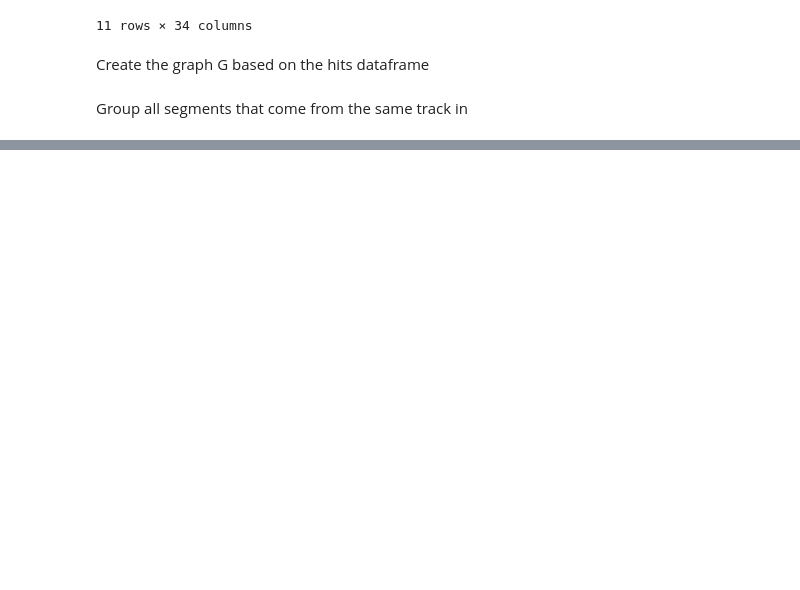
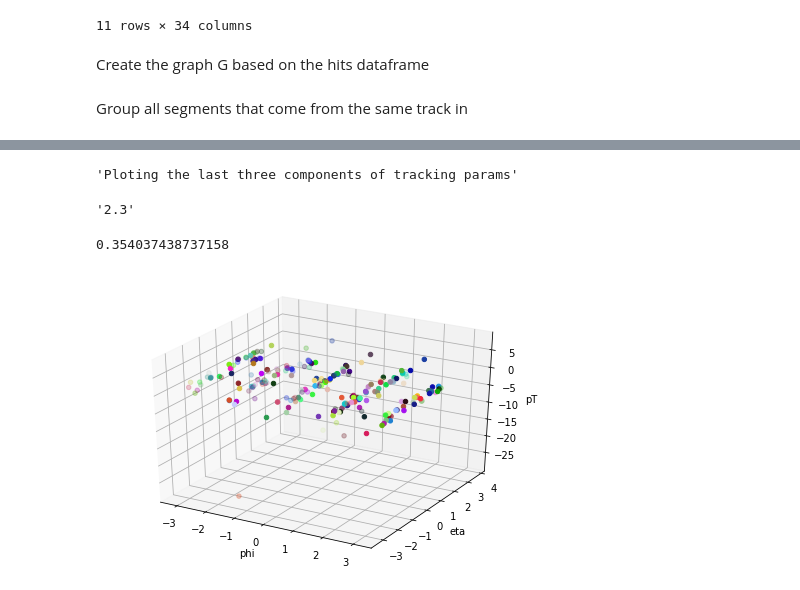
Before and after one commit to cliulinnaeus/heptrkx-gnn-tracking, a Jupyter notebook: code/plot_tracks.ipynb, the cells around one changed output, grey strips where cells are left out. Cells and saved outputs as stored; diff of their text form; code cells hidden in the pictures; blank space fills up the shorter version.

```diff
--- a/code/plot_tracks.ipynb
+++ b/code/plot_tracks.ipynb
@@ -307,6 +317,8 @@ def fit_tracks_in_graph(segment):
     if len(np.array(x)) > 2:
         p = utils_mldata.get_track_parameters(np.array(x), np.array(y), np.array(z))
         return p
+    else:
+        return None
 # %%
 """ PART 3:
 Compute a dictionary storing the tracking parameters of tracks and its segments
@@ -325,7 +337,8 @@ def calc_tracking_params_from_all_broken_tracks(all_broken_tracks):
         broken_tracks = item[1][1]
 
         unbroken_track_params = fit_tracks_in_graph(unbroken_track)
-        broken_tracks_params = [fit_tracks_in_graph(track) for track in broken_tracks]
+
+        broken_tracks_params = [fit_tracks_in_graph(track) for track in broken_tracks if fit_tracks_in_graph(track)]
         track_params_dict[key] = (unbroken_track_params, broken_tracks_params)
     return track_params_dict
 # %%
@@ -389,0 +441,45 @@ The difference between the above two numbers must be equal to the number of edge
+# %%
+"Ploting the last three components of tracking params"
+# %% [output]
+'Ploting the last three components of tracking params'
+# %%
+nx.__version__
+# %% [output]
+'2.3'
+# %%
+np.random.ranf()
+# %% [output]
+0.354037438737158
+# %%
+fig = plt.figure()
+ax = Axes3D(fig)
+Phi = []
+phi, eta, pT = [], [], []
+
+colors = [(np.random.ranf(), np.random.ranf(), np.random.ranf()) for i in range(len(all_tracking_params))]
+# print(colors)
+
+i = 0
+counter = 0
+for item in all_tracking_params.items():
+#     print(value[0])
+    particle_id = item[0]
+    value = item[1]
+
+    for track_params in value[1]:
+        phi.append(track_params[2])
+        eta.append(track_params[3])
+        pT.append(track_params[4])
+
+        Phi.append(track_params[2])
+        counter +=1
+    ax.scatter(phi, eta, pT, color=colors[i])
+    phi, eta, pT = [], [], []
+    i+=1
+
+ax.set_xlabel('phi')
+ax.set_ylabel('eta')
+ax.set_zlabel('pT')
+plt.show()
+# %% [output]
+[figure, added]
```
Also changed, not shown: parts of 21 cells of this notebook, 1 other file.
